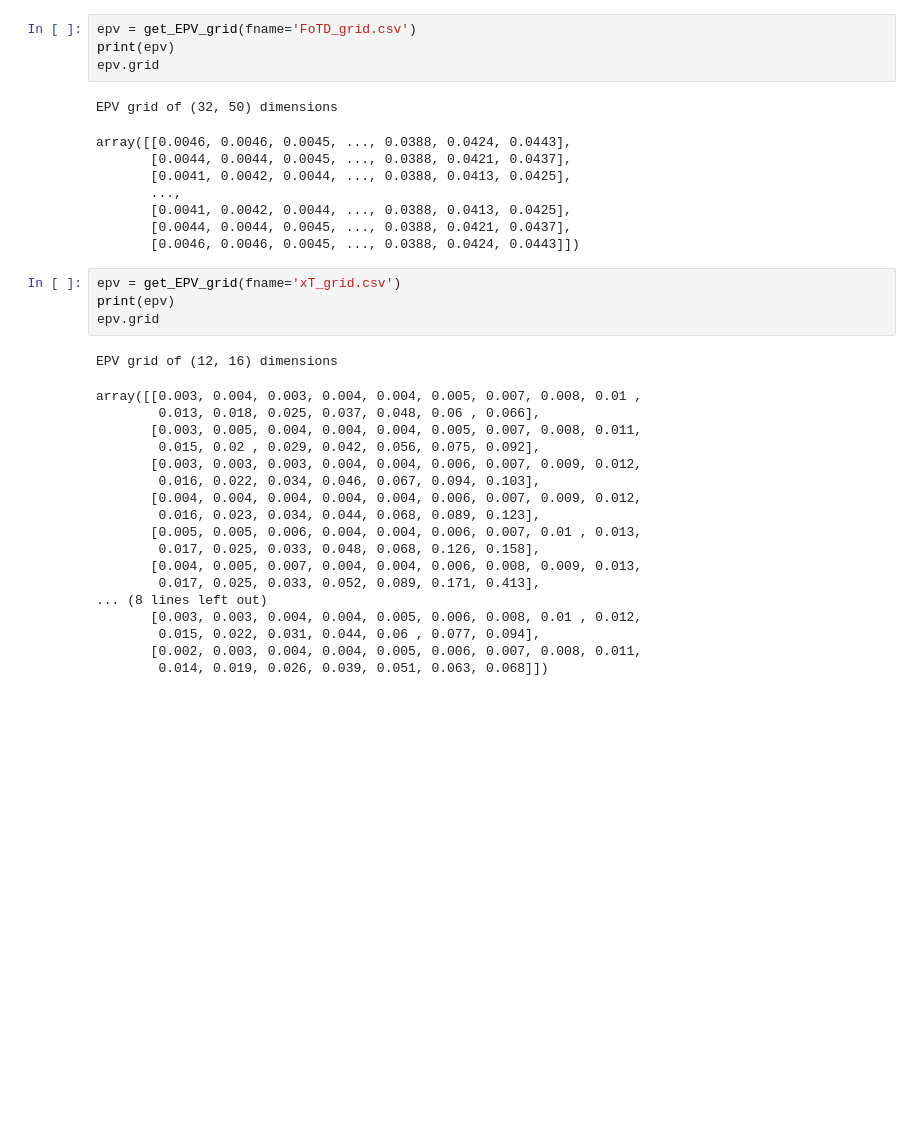
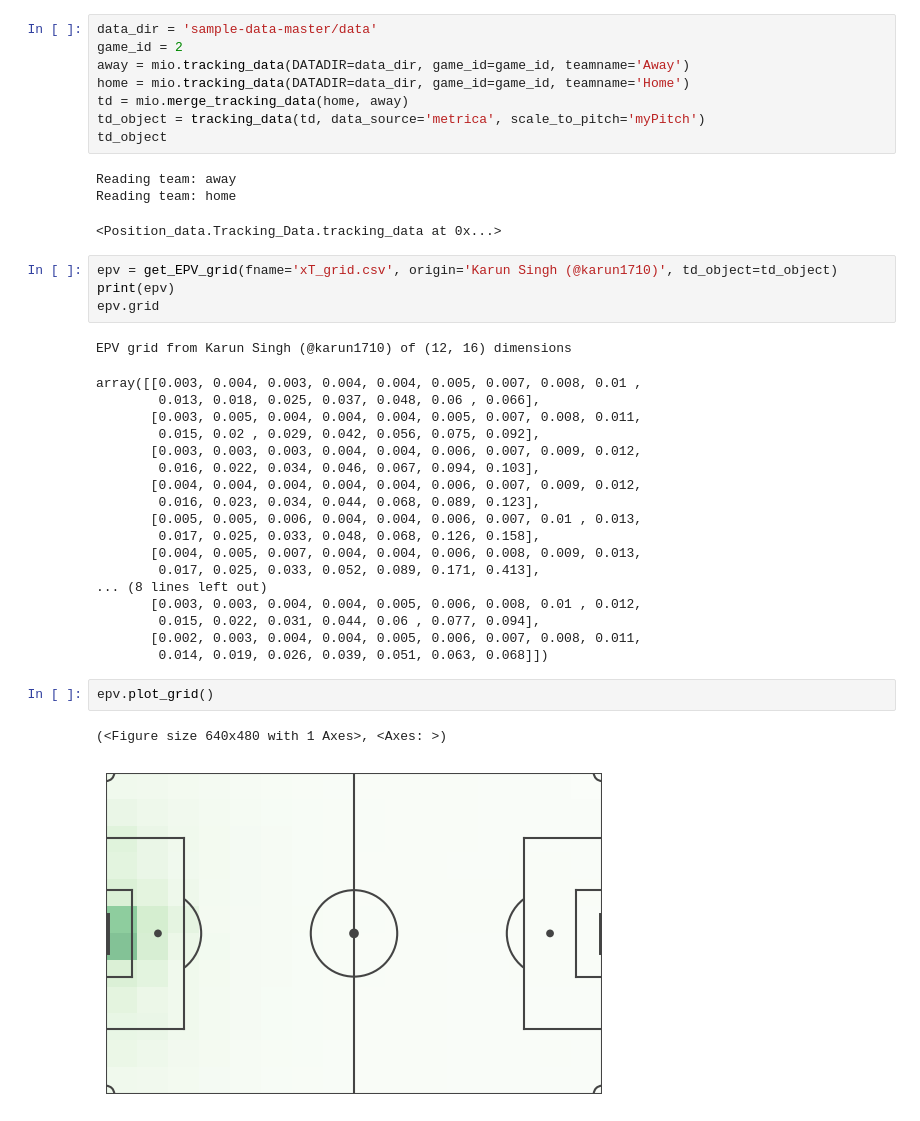
Before and after one commit to DavidB1999/My_Football_Analytics, a Jupyter notebook: EPV/EPV_schmier.ipynb, the cells around one changed output. Drawn from its saved outputs; the diff is of its cells as text; blank space fills up the shorter version.

Commit message:
Basic EPV-grids set up

```diff
--- a/EPV/EPV_schmier.ipynb
+++ b/EPV/EPV_schmier.ipynb
@@ -5,22 +11,21 @@ import numpy as np
-# %%
-epv = get_EPV_grid(fname='FoTD_grid.csv')
-print(epv)
-epv.grid
-# %% [output]
-EPV grid of (32, 50) dimensions
-array([[0.0046, 0.0046, 0.0045, ..., 0.0388, 0.0424, 0.0443],
-       [0.0044, 0.0044, 0.0045, ..., 0.0388, 0.0421, 0.0437],
-       [0.0041, 0.0042, 0.0044, ..., 0.0388, 0.0413, 0.0425],
-       ...,
-       [0.0041, 0.0042, 0.0044, ..., 0.0388, 0.0413, 0.0425],
-       [0.0044, 0.0044, 0.0045, ..., 0.0388, 0.0421, 0.0437],
-       [0.0046, 0.0046, 0.0045, ..., 0.0388, 0.0424, 0.0443]])
+# %%
+data_dir = 'sample-data-master/data'
+game_id = 2
+away = mio.tracking_data(DATADIR=data_dir, game_id=game_id, teamname='Away')
+home = mio.tracking_data(DATADIR=data_dir, game_id=game_id, teamname='Home')
+td = mio.merge_tracking_data(home, away)
+td_object = tracking_data(td, data_source='metrica', scale_to_pitch='myPitch')
+td_object
+# %% [output]
+Reading team: away
+Reading team: home
+<Position_data.Tracking_Data.tracking_data at 0x...>
 # %%
-epv = get_EPV_grid(fname='xT_grid.csv')
+epv = get_EPV_grid(fname='xT_grid.csv', origin='Karun Singh (@karun1710)', td_object=td_object)
 print(epv)
 epv.grid
 # %% [output]
-EPV grid of (12, 16) dimensions
+EPV grid from Karun Singh (@karun1710) of (12, 16) dimensions
 array([[0.003, 0.004, 0.003, 0.004, 0.004, 0.005, 0.007, 0.008, 0.01 ,
         0.013, 0.018, 0.025, 0.037, 0.048, 0.06 , 0.066],
        [0.003, 0.005, 0.004, 0.004, 0.004, 0.005, 0.007, 0.008, 0.011,
@@ -38,3 +43,8 @@ array([[0.003, 0.004, 0.003, 0.004, 0.004, 0.005, 0.007, 0.008, 0.01 ,
         0.015, 0.022, 0.031, 0.044, 0.06 , 0.077, 0.094],
        [0.002, 0.003, 0.004, 0.004, 0.005, 0.006, 0.007, 0.008, 0.011,
         0.014, 0.019, 0.026, 0.039, 0.051, 0.063, 0.068]])
+# %%
+epv.plot_grid()
+# %% [output]
+(<Figure size 640x480 with 1 Axes>, <Axes: >)
+[figure, added]
```
Also changed, not shown: parts of 8 cells of this notebook, 12 other files.
